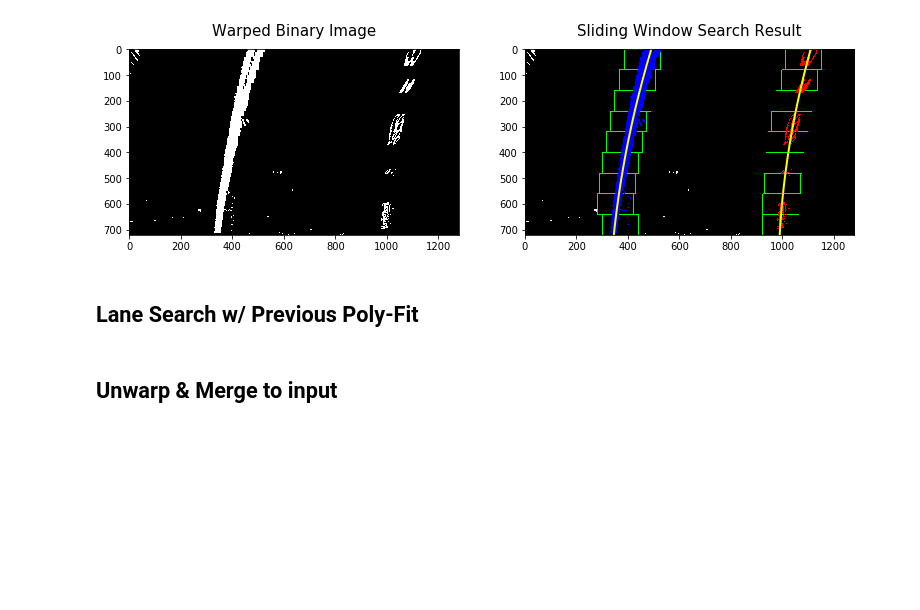
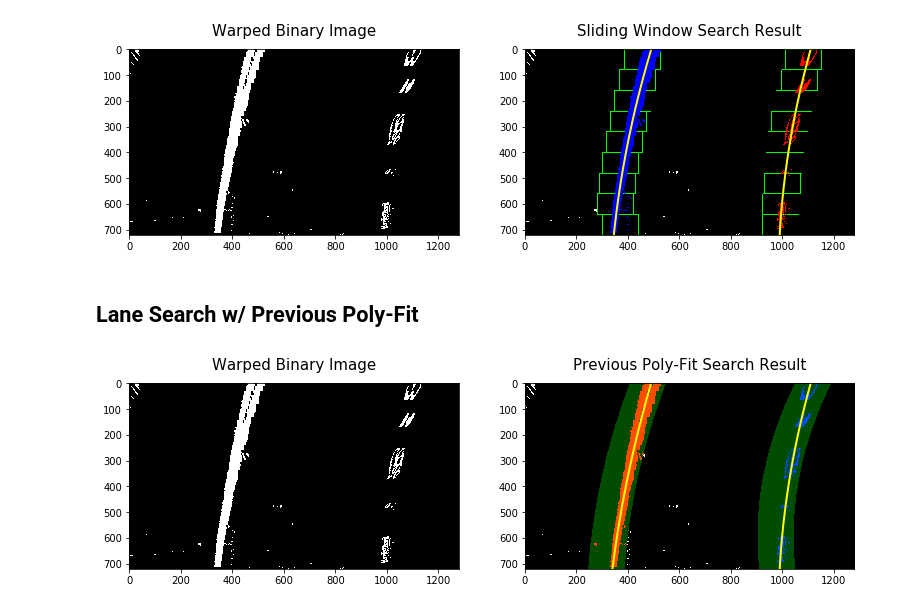
Before and after one commit to daviscyl/Self-Driving-Car-Lane_Search, a Jupyter notebook: pipeline_visualization.ipynb, the cells around one changed output. Saved outputs shown, nothing was run; the diff lists cells and outputs as text; code cells hidden in the pictures; blank space fills up the shorter version.

```diff
--- a/pipeline_visualization.ipynb
+++ b/pipeline_visualization.ipynb
@@ -155,5 +155,37 @@ f.savefig(save_dir+'sliding_window.png',dpi=plot_dpi, bbox_inches='tight')
 [figure]
 # %% [markdown]
 ## Lane Search w/ Previous Poly-Fit
-# %% [markdown]
-## Unwarp & Merge to input
+# %%
+f, axes = plt.subplots(1, 2, figsize=(13, 4))
+
+# Fake data
+left_fit = np.array([2.13935315e-04, -3.77507980e-01,  4.76902175e+02])
+right_fit = np.array([4.17622148e-04, -4.93848953e-01,  1.11806170e+03])
+
+# Read in the test image
+img = plt.imread('test_images/test3.jpg')
+
+# Process the image
+undist = cv2.undistort(img, lane_finder.camera_mtx, lane_finder.camera_dist, None, lane_finder.camera_mtx)
+binary = lane_finder.threshold_binary(undist)
+binary_warped = cv2.warpPerspective(binary, lane_finder.warp_transform, lane_finder.resolution, flags=cv2.INTER_LINEAR)
+leftx, lefty, rightx, righty, out_img = lane_finder.find_lane_prefit(binary_warped, left_fit, right_fit)
+
+# fit poly
+left_fitx, right_fitx, ploty = lane_finder.fit_poly(leftx, lefty, rightx, righty, lane_finder.resolution[1])
+plt.plot(left_fitx, ploty, color='yellow', linewidth=2.0)
+plt.plot(right_fitx, ploty, color='yellow', linewidth=2.0)
+
+# Set titles
+axes[0].set_title('Warped Binary Image', fontsize=title_size, y=title_position)
+axes[1].set_title('Previous Poly-Fit Search Result', fontsize=title_size, y=title_position)
+
+# Show images
+axes[0].imshow(binary_warped, cmap='gray', vmin=0, vmax=1)
+axes[1].imshow(out_img)
+
+# Set figure properties and save result
+plt.show()
+f.savefig(save_dir+'prev_fit.png',dpi=plot_dpi, bbox_inches='tight')
+# %% [output]
+[figure, added]
```
Also changed, not shown: parts of 6 cells of this notebook, 9 other files.
